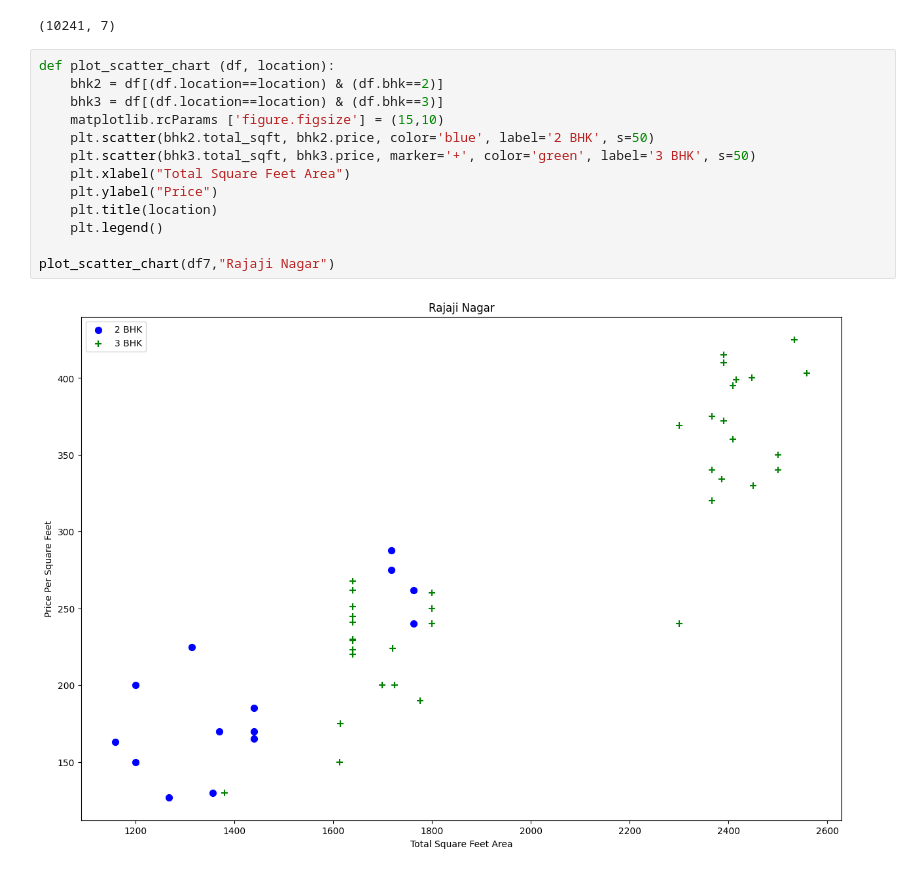
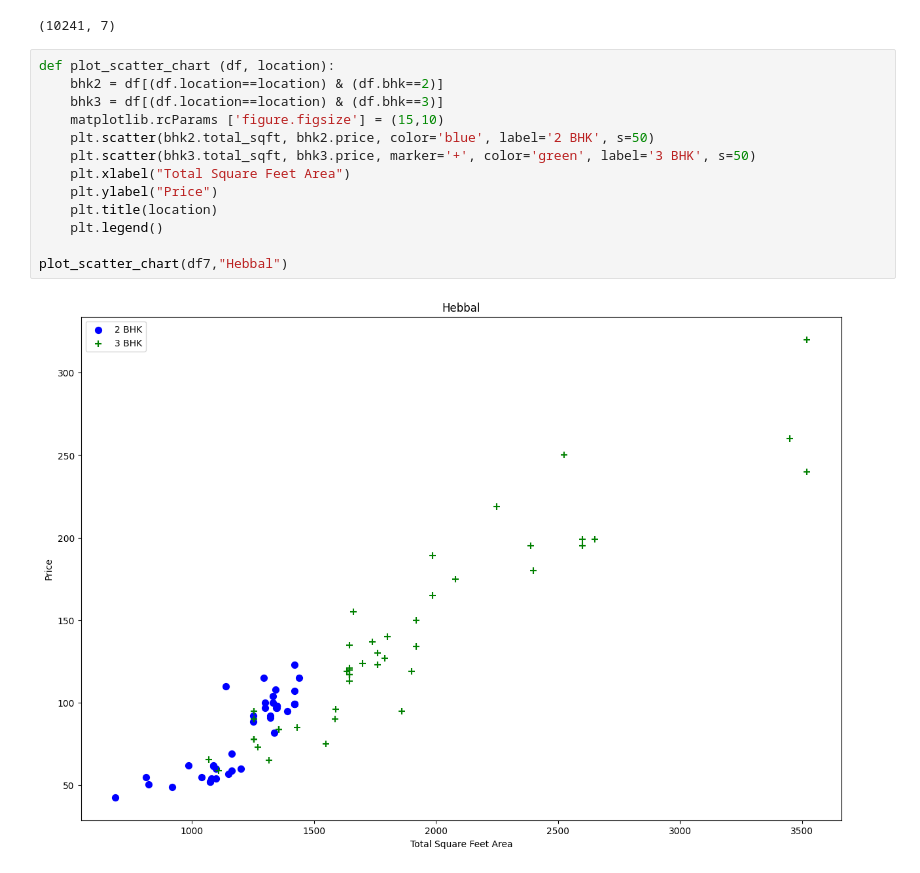
Before and after one commit to sidkarma/House-price-prediction, a Jupyter notebook: Untitled.ipynb, the cells around one changed output. Drawn from its saved outputs; the diff is of its cells as text.

```diff
--- a/Untitled.ipynb
+++ b/Untitled.ipynb
@@ -296,15 +296,15 @@ df7.shape
 # %%
 def plot_scatter_chart (df, location):
     bhk2 = df[(df.location==location) & (df.bhk==2)]
     bhk3 = df[(df.location==location) & (df.bhk==3)]
     matplotlib.rcParams ['figure.figsize'] = (15,10)
     plt.scatter(bhk2.total_sqft, bhk2.price, color='blue', label='2 BHK', s=50)
     plt.scatter(bhk3.total_sqft, bhk3.price, marker='+', color='green', label='3 BHK', s=50)
     plt.xlabel("Total Square Feet Area")
     plt.ylabel("Price")
     plt.title(location)
     plt.legend()
 
-plot_scatter_chart(df7,"Rajaji Nagar")
+plot_scatter_chart(df7,"Hebbal")
 # %% [output]
-[figure, old version]
+[figure, new version]
```
Also changed, not shown: parts of 1 cell of this notebook.
